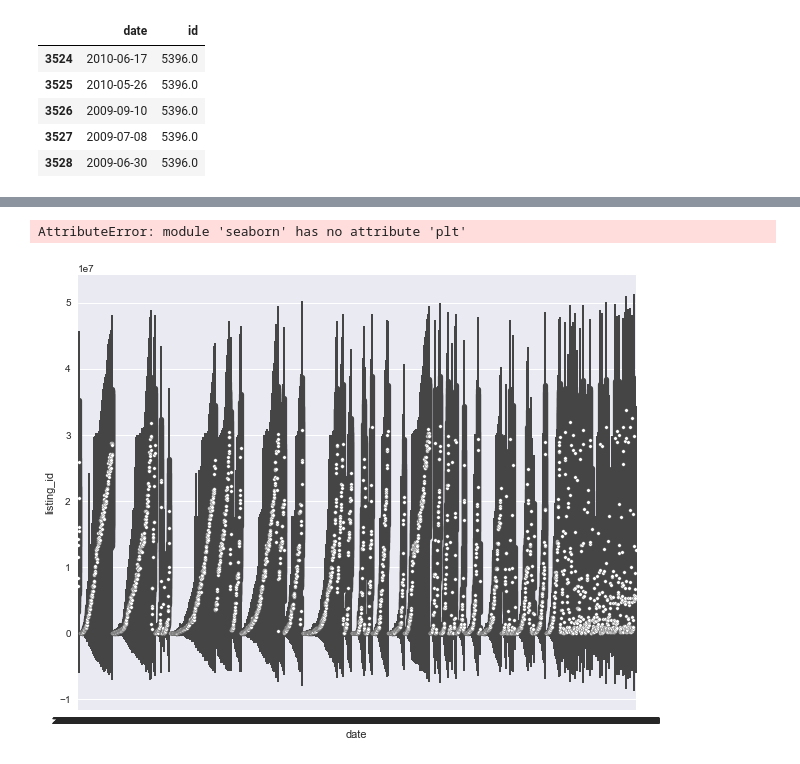
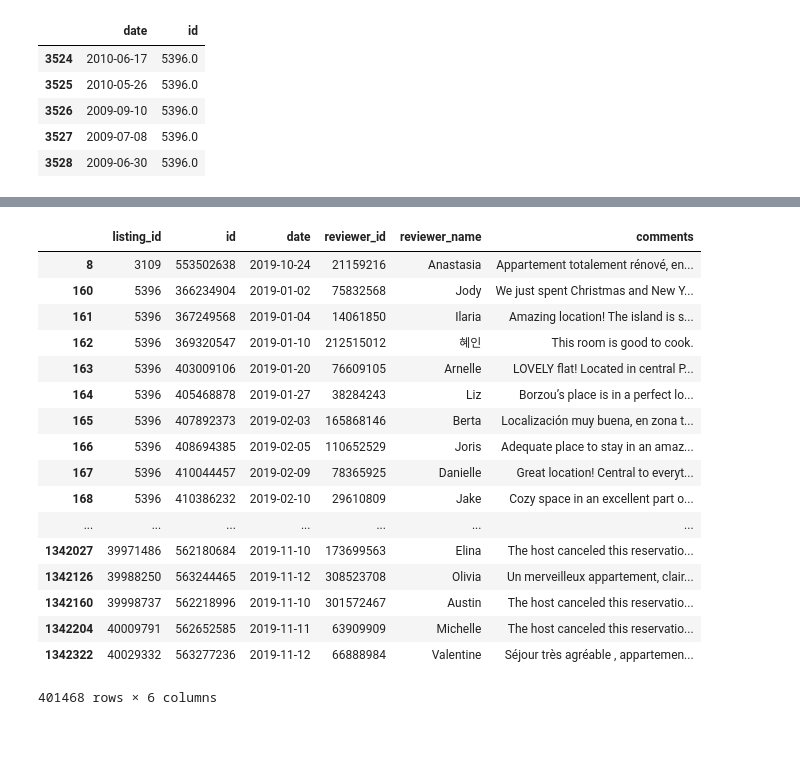
Before and after one commit to Abonia1/IA-School, a Jupyter notebook: Data Science/PROJET AIRBNB ABONIA SOJASINGARAYAR.ipynb, the cells around one changed output, grey strips where cells are left out. Drawn from its saved outputs; the diff is of its cells as text; code cells hidden in the pictures; blank space fills up the shorter version.

```diff
--- a/Data Science/PROJET AIRBNB ABONIA SOJASINGARAYAR.ipynb
+++ b/Data Science/PROJET AIRBNB ABONIA SOJASINGARAYAR.ipynb
@@ -298,10 +279,25 @@ Executing transaction: ...working... done
-# %%
-import seaborn as sns
-plt.figure(figsize=(10,8))
-x=reviews['date']
-y=reviews['listing_id']
-sns.violinplot(x=x, y=y, sort=False, lw=1)
-sns.plt.show()
-# %% [output]
-AttributeError: module 'seaborn' has no attribute 'plt'
-[figure, removed]
+# %%
+start_date = '2019-01-01'
+end_date = '2019-11-12'
+mask = (review['date'] > start_date) & (review['date'] <= end_date)
+df = review.loc[mask]
+df
+# %% [output]
+|  | listing_id | id | date | reviewer_id | reviewer_name | comments |
+| 8 | 3109 | 553502638 | 2019-10-24 | 21159216 | Anastasia | Appartement totalement rénové, en... |
+| 160 | 5396 | 366234904 | 2019-01-02 | 75832568 | Jody | We just spent Christmas and New Y... |
+| 161 | 5396 | 367249568 | 2019-01-04 | 14061850 | Ilaria | Amazing location! The island is s... |
+| 162 | 5396 | 369320547 | 2019-01-10 | 212515012 | 혜인 | This room is good to cook. |
+| 163 | 5396 | 403009106 | 2019-01-20 | 76609105 | Arnelle | LOVELY flat! Located in central P... |
+| 164 | 5396 | 405468878 | 2019-01-27 | 38284243 | Liz | Borzou’s place is in a perfect lo... |
+| 165 | 5396 | 407892373 | 2019-02-03 | 165868146 | Berta | Localización muy buena, en zona t... |
+| 166 | 5396 | 408694385 | 2019-02-05 | 110652529 | Joris | Adequate place to stay in an amaz... |
+| 167 | 5396 | 410044457 | 2019-02-09 | 78365925 | Danielle | Great location! Central to everyt... |
+| 168 | 5396 | 410386232 | 2019-02-10 | 29610809 | Jake | Cozy space in an excellent part o... |
+| ... | ... | ... | ... | ... | ... | ... |
+| 1342027 | 39971486 | 562180684 | 2019-11-10 | 173699563 | Elina | The host canceled this reservatio... |
+| 1342126 | 39988250 | 563244465 | 2019-11-12 | 308523708 | Olivia | Un merveilleux appartement, clair... |
+| 1342160 | 39998737 | 562218996 | 2019-11-10 | 301572467 | Austin | The host canceled this reservatio... |
+| 1342204 | 40009791 | 562652585 | 2019-11-11 | 63909909 | Michelle | The host canceled this reservatio... |
+| 1342322 | 40029332 | 563277236 | 2019-11-12 | 66888984 | Valentine | Séjour très agréable , appartemen... |
+401468 rows × 6 columns
```
Also changed, not shown: parts of 27 cells of this notebook, 1 other file.
